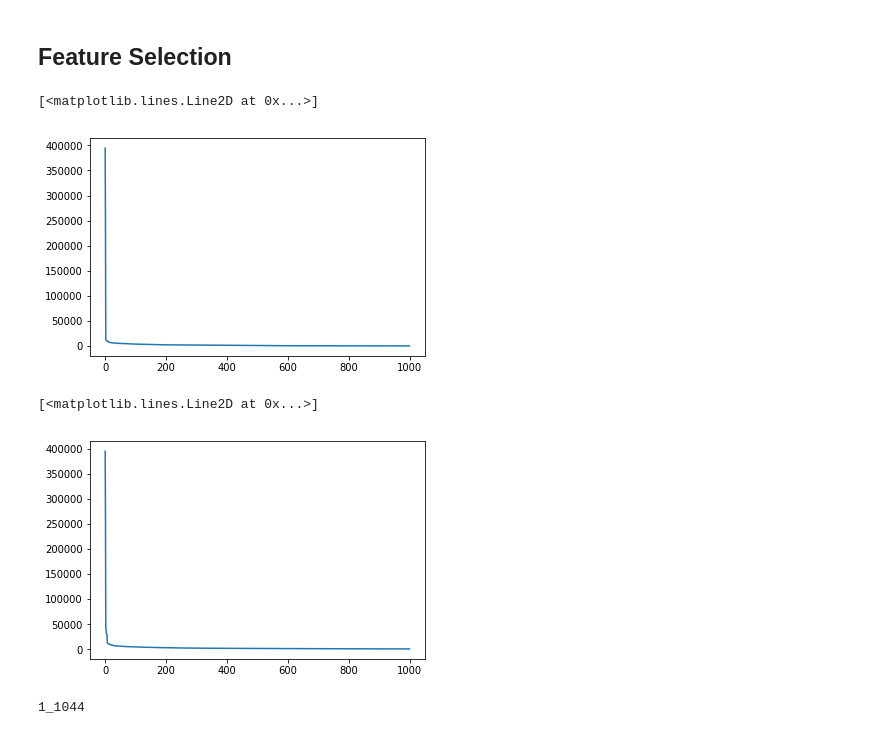
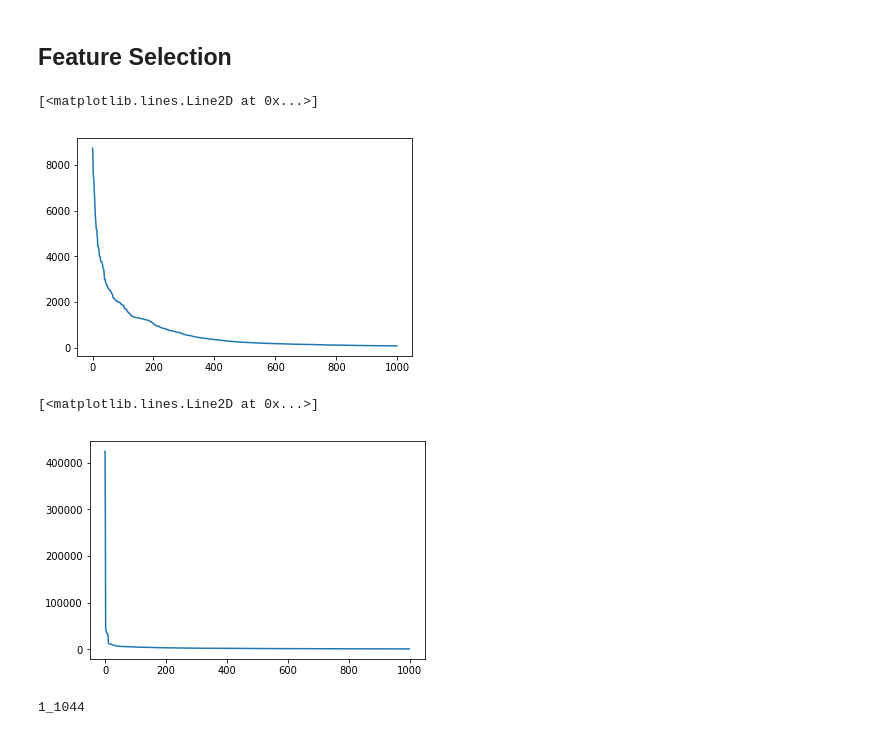
Before and after one commit to abchapman93/MADE_relations, a Jupyter notebook: Data Exploration.ipynb, the cells around one changed output. Drawn from its saved outputs; the diff is of its cells as text; code cells hidden in the pictures.

```diff
--- a/Data Exploration.ipynb
+++ b/Data Exploration.ipynb
@@ -17,7 +9,7 @@ from data_exploration import *
 # %%
 import pickle
-with open('./data/annotated_documents.pkl', 'wb') as f:
-    pickle.dump(docs, f)
+#with open('./data/annotated_documents.pkl', 'rb') as f:
+#    docs = pickle.load(f)
 # %%
 docs
 # %% [output]
@@ -646,18 +638,31 @@ TYPE: Dose
 ## Feature Selection
 # %%
 # Binary feature selection
+import matplotlib.pyplot as plt
+%matplotlib inline
+
 scores = os.path.join('.', 'feature_extraction', 'binary_lex_feature_scores.txt')
 with open(scores) as f:
     lines = f.read().splitlines()
     names, scores = zip(*[line.split('\t') for line in lines][:1000])
     scores = [float(s) for s in scores]
 
 
 x = range(len(names))
+#plt.plot(x, scores)
+
+# With clusters
+clusters = os.path.join('.', 'feature_extraction', 'binary_cluster_feature_scores.txt')
+with open(clusters) as f:
+    lines = f.read().splitlines()
+    names, scores = zip(*[line.split('\t') for line in lines][:1000])
+    scores = [float(s) for s in scores]
+
+x = range(len(names))
 plt.plot(x, scores)
 # %% [output]
 [<matplotlib.lines.Line2D at 0x...>]
-[figure, old version]
+[figure, new version]
 # %%
 #for i in range(100):
 #    print(names[i], scores[i])
@@ -675,7 +680,7 @@ x = range(len(names))
 plt.plot(x, scores)
 # %% [output]
 [<matplotlib.lines.Line2D at 0x...>]
-[figure, old version]
+[figure, new version]
 # %%
 for fname, doc in docs.items():
     if "he does take about" in doc.text.lower():
```
Also changed, not shown: parts of 1 cell of this notebook, 13 other files.
